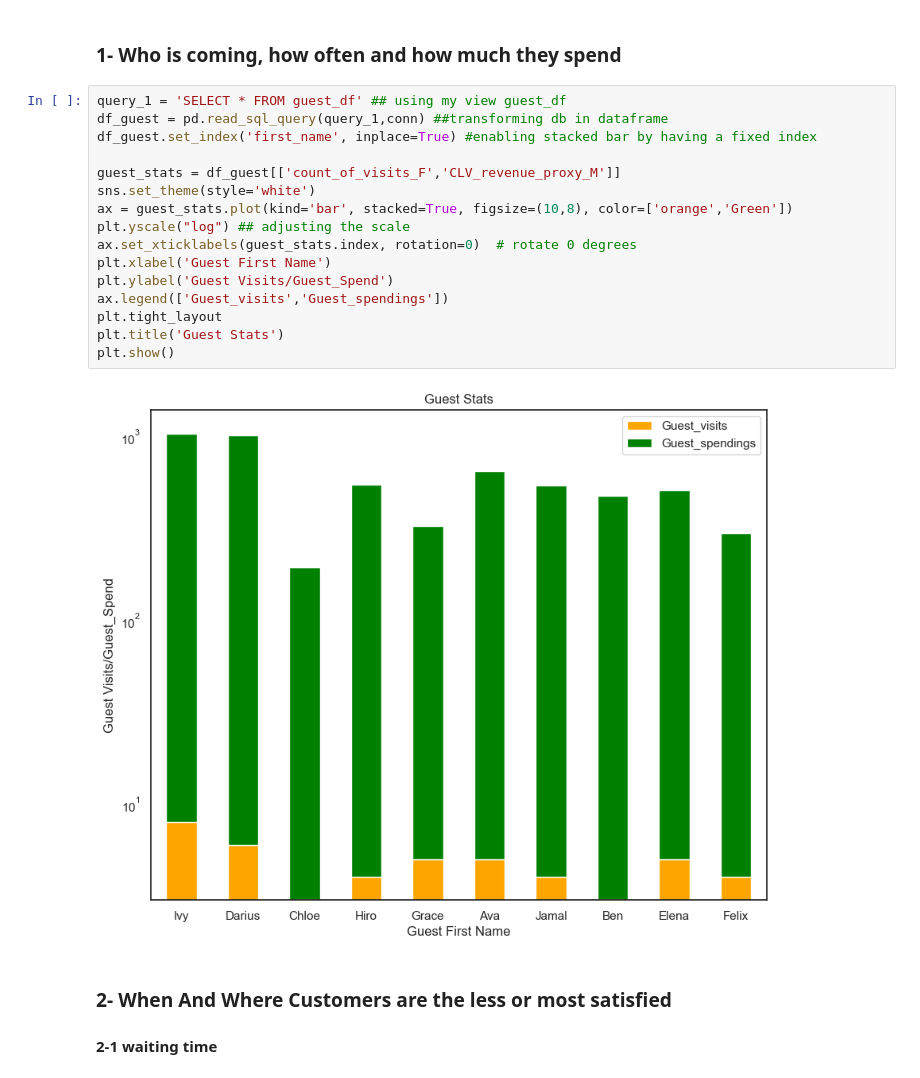
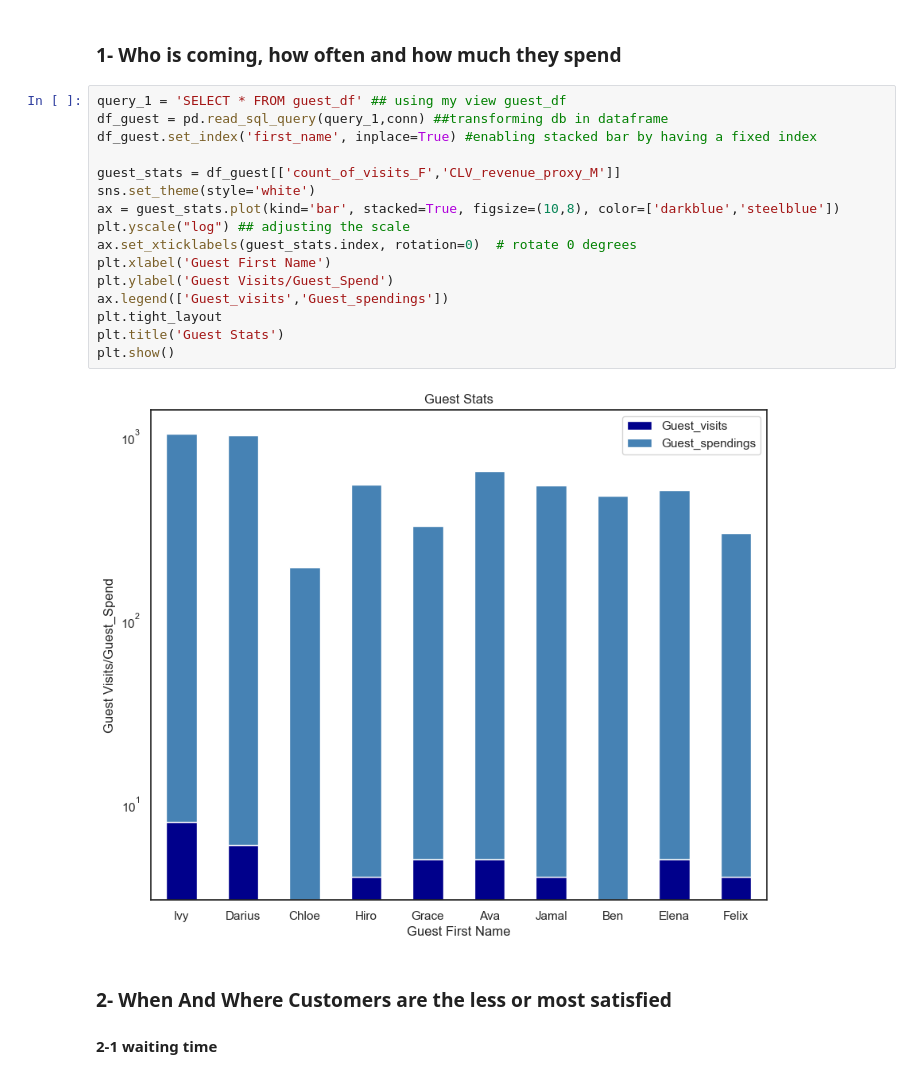
Before and after one commit to brehima5/Theme_park_analytics, a Jupyter notebook: notebooks/themepark_notbook.ipynb, the cells around one changed output. Saved outputs shown, nothing was run; the diff lists cells and outputs as text.

```diff
--- a/notebooks/themepark_notbook.ipynb
+++ b/notebooks/themepark_notbook.ipynb
@@ -17,21 +17,21 @@ conn = sqlite3.connect('/Users/Marcy_Student/Desktop/marcy/Theme_park_analytics/
 # %%
 query_1 = 'SELECT * FROM guest_df' ## using my view guest_df
 df_guest = pd.read_sql_query(query_1,conn) ##transforming db in dataframe
 df_guest.set_index('first_name', inplace=True) #enabling stacked bar by having a fixed index
 
 guest_stats = df_guest[['count_of_visits_F','CLV_revenue_proxy_M']]
 sns.set_theme(style='white')
-ax = guest_stats.plot(kind='bar', stacked=True, figsize=(10,8), color=['orange','Green'])
+ax = guest_stats.plot(kind='bar', stacked=True, figsize=(10,8), color=['darkblue','steelblue'])
 plt.yscale("log") ## adjusting the scale
 ax.set_xticklabels(guest_stats.index, rotation=0)  # rotate 0 degrees
 plt.xlabel('Guest First Name')
 plt.ylabel('Guest Visits/Guest_Spend')
 ax.legend(['Guest_visits','Guest_spendings'])
 plt.tight_layout
 plt.title('Guest Stats')
 plt.show()
 # %% [output]
-[figure, old version]
+[figure, new version]
 # %% [markdown]
 ### 2- When And Where Customers are the less or most satisfied
 ####   2-1 waiting time
```
Also changed, not shown: parts of 9 cells of this notebook.
